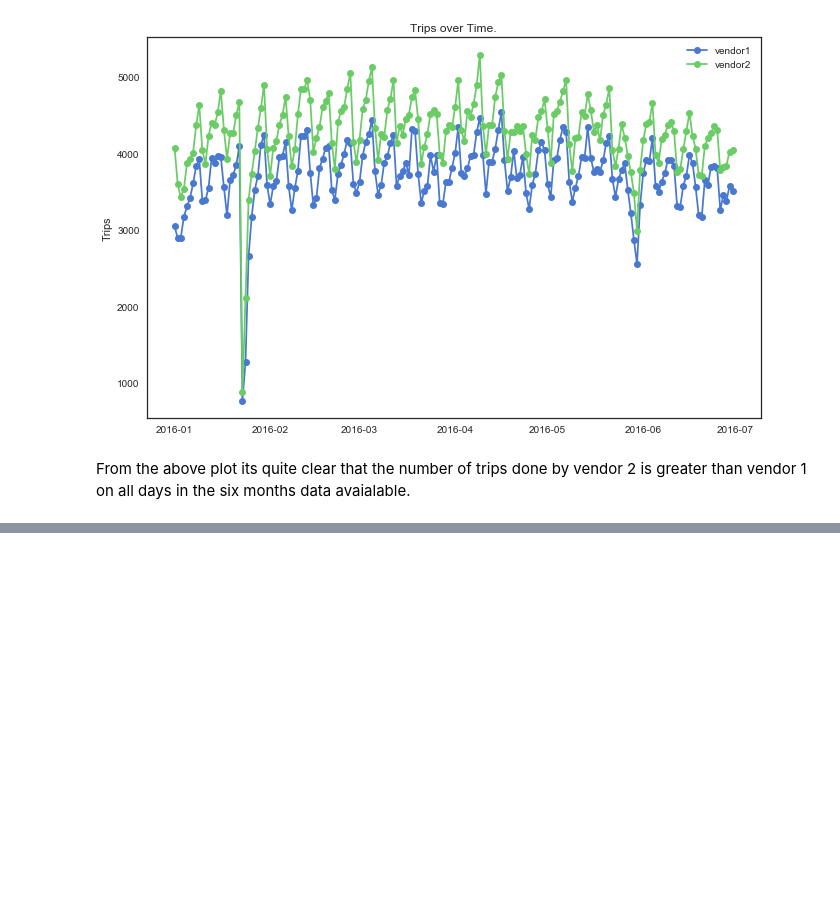
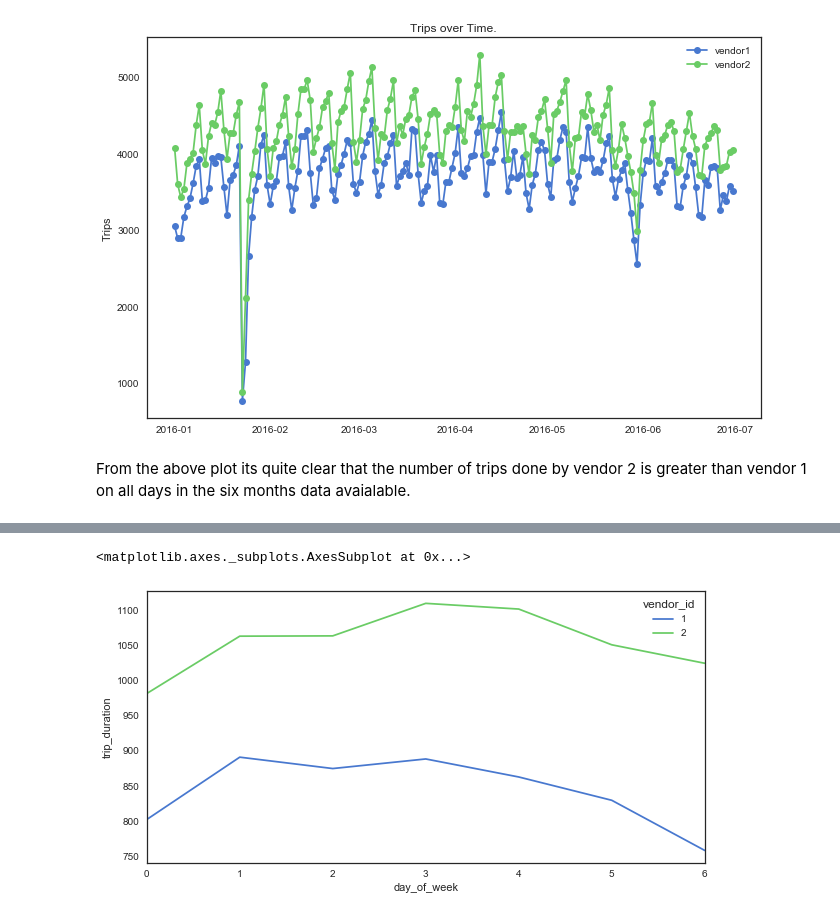
Before and after one commit to shawnchacko/NYC-Taxi-Project, a Jupyter notebook: NYC Taxi Project.ipynb, the cells around one changed output, grey strips where cells are left out. Saved outputs shown, nothing was run; the diff lists cells and outputs as text; code cells hidden in the pictures; blank space fills up the shorter version.

```diff
--- a/NYC Taxi Project.ipynb
+++ b/NYC Taxi Project.ipynb
@@ -232,0 +257,8 @@ From the above plot its also clear that there is a bit of drop in the number of
+# %%
+train_data = train_df
+#train_data['pickup_datetime'] = pd.to_datetime(train_data.pickup_datetime()
+train_data.loc[:, 'pickup_month'] = train_data['pickup_datetime'].dt.month
+train_data.loc[:, 'day_of_year'] = train_data['pickup_datetime'].dt.dayofyear
+train_data.loc[:, 'day_of_week'] = train_data['pickup_datetime'].dt.dayofweek
+train_data.loc[:, 'hour'] = train_data['pickup_datetime'].dt.hour
+train_data.head()
@@ -232,0 +272,11 @@ From the above plot its also clear that there is a bit of drop in the number of
+# %%
+weekdays_avg_duration = pd.DataFrame(train_data.groupby(['vendor_id','day_of_week'])['trip_duration'].mean())
+weekdays_avg_duration.reset_index(inplace = True)
+weekdays_avg_duration['unit']=1
+
+f, axes = plt.subplots(figsize=(10, 5), sharex=False, sharey = False)
+sb.set(style="white", palette="muted", color_codes=True)
+sb.tsplot(data=weekdays_avg_duration, time="day_of_week", unit = "unit", condition="vendor_id", value="trip_duration")
+# %% [output]
+<matplotlib.axes._subplots.AxesSubplot at 0x...>
+[figure, added]
```
Also changed, not shown: parts of 10 cells of this notebook.
